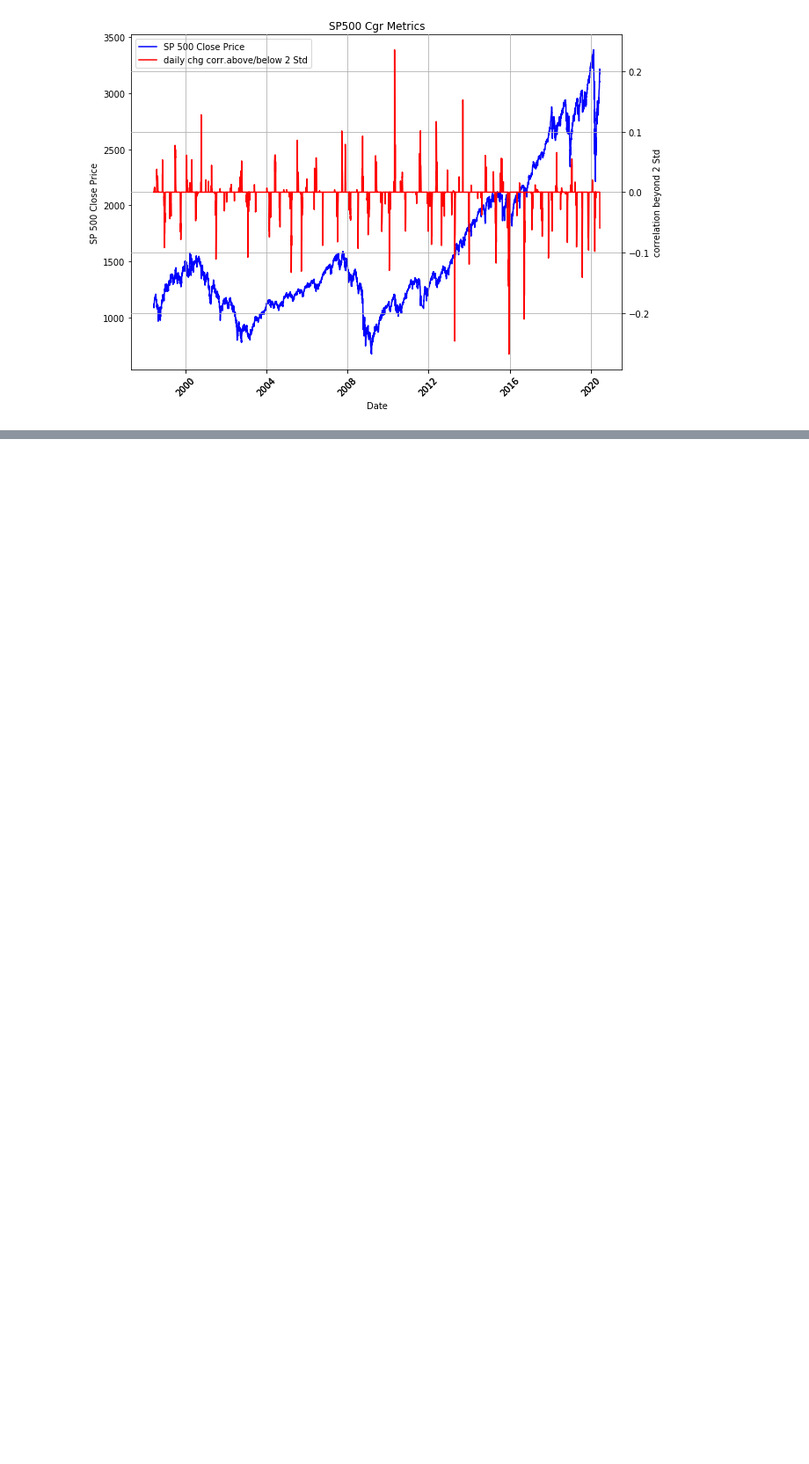
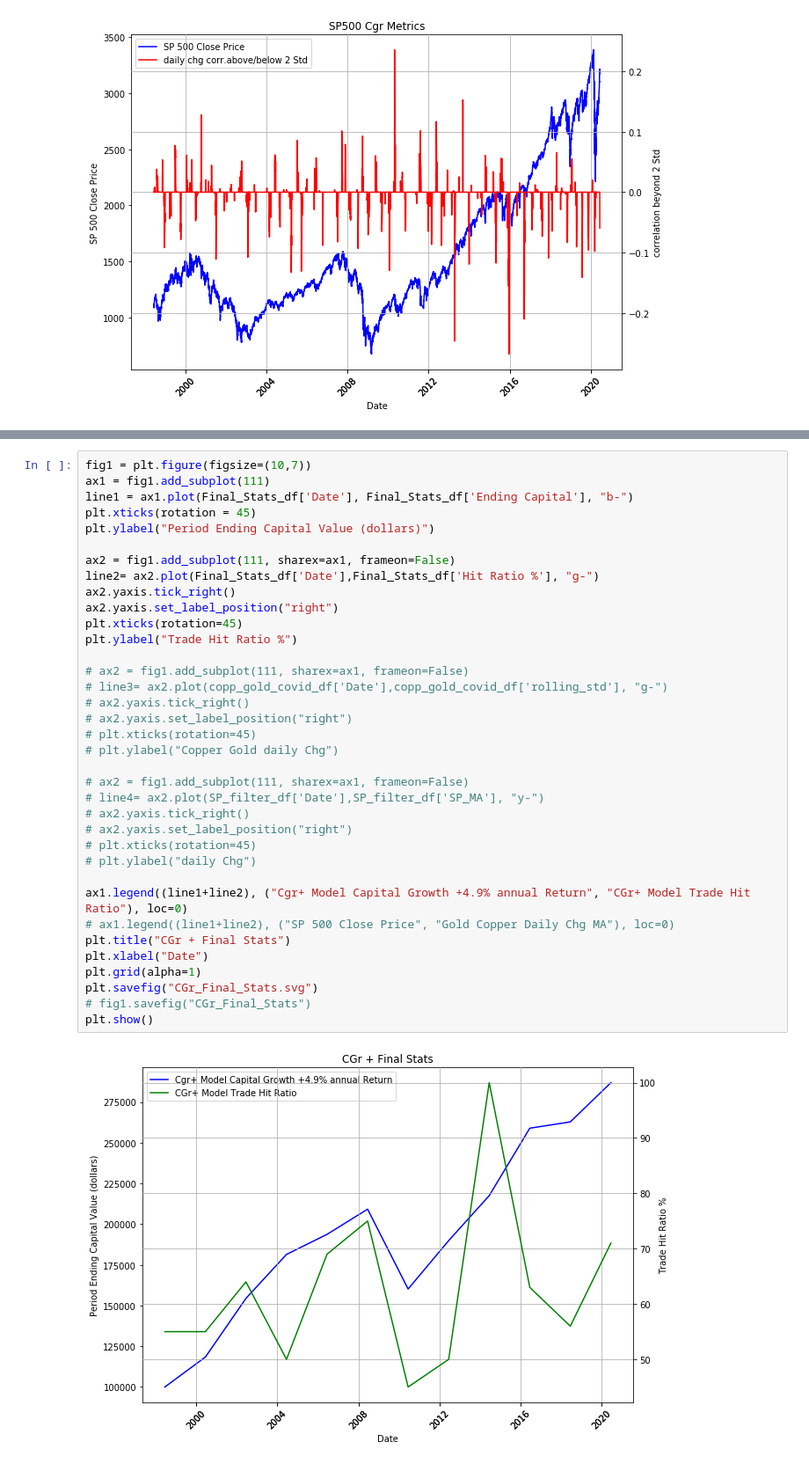
Before and after one commit to gfisherjr/Market_Movement_Indicators, a Jupyter notebook: starter_files/Bruce/Project2ABruce.ipynb, the cells around one changed output, grey strips where cells are left out. Shown at 88% size. Saved outputs shown, nothing was run; the diff lists cells and outputs as text; blank space fills up the shorter version.

```diff
--- a/starter_files/Bruce/Project2ABruce.ipynb
+++ b/starter_files/Bruce/Project2ABruce.ipynb
@@ -607,0 +619,38 @@ CGr_returns_df.head(12)
+# %%
+fig1 = plt.figure(figsize=(10,7))
+ax1 = fig1.add_subplot(111)
+line1 = ax1.plot(Final_Stats_df['Date'], Final_Stats_df['Ending Capital'], "b-")
+plt.xticks(rotation = 45)
+plt.ylabel("Period Ending Capital Value (dollars)")
+
+ax2 = fig1.add_subplot(111, sharex=ax1, frameon=False)
+line2= ax2.plot(Final_Stats_df['Date'],Final_Stats_df['Hit Ratio %'], "g-")
+ax2.yaxis.tick_right()
+ax2.yaxis.set_label_position("right")
+plt.xticks(rotation=45)
+plt.ylabel("Trade Hit Ratio %")
+
+# ax2 = fig1.add_subplot(111, sharex=ax1, frameon=False)
+# line3= ax2.plot(copp_gold_covid_df['Date'],copp_gold_covid_df['rolling_std'], "g-")
+# ax2.yaxis.tick_right()
+# ax2.yaxis.set_label_position("right")
+# plt.xticks(rotation=45)
+# plt.ylabel("Copper Gold daily Chg")
+
+# ax2 = fig1.add_subplot(111, sharex=ax1, frameon=False)
+# line4= ax2.plot(SP_filter_df['Date'],SP_filter_df['SP_MA'], "y-")
+# ax2.yaxis.tick_right()
+# ax2.yaxis.set_label_position("right")
+# plt.xticks(rotation=45)
+# plt.ylabel("daily Chg")
+
+ax1.legend((line1+line2), ("Cgr+ Model Capital Growth +4.9% annual Return", "CGr+ Model Trade Hit Ratio"), loc=0)
+# ax1.legend((line1+line2), ("SP 500 Close Price", "Gold Copper Daily Chg MA"), loc=0)
+plt.title("CGr + Final Stats")
+plt.xlabel("Date")
+plt.grid(alpha=1)
+plt.savefig("CGr_Final_Stats.svg")
+# fig1.savefig("CGr_Final_Stats")
+plt.show()
+# %% [output]
+[figure, added]
```
Also changed, not shown: parts of 17 cells of this notebook, 35 other files.
